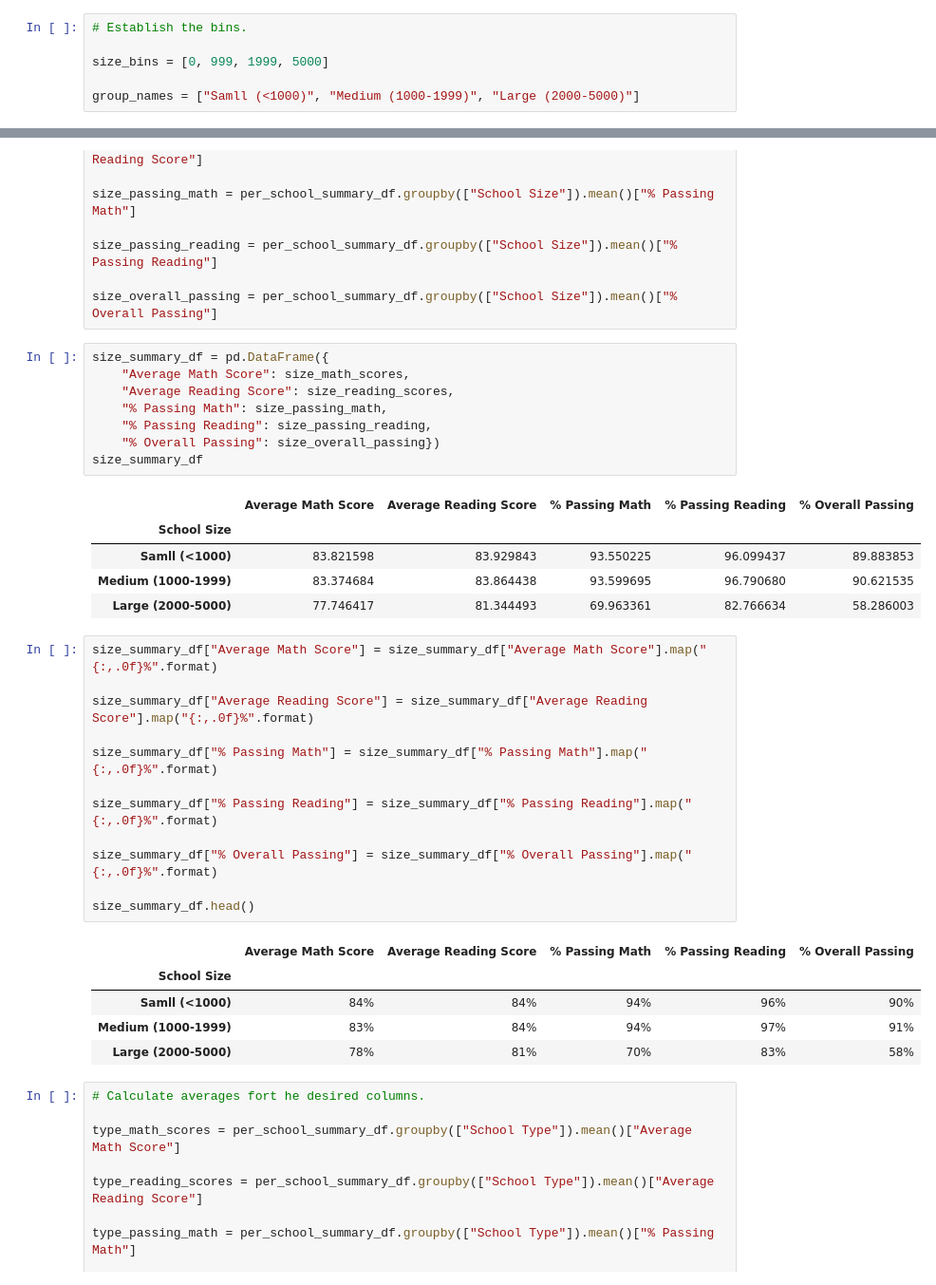
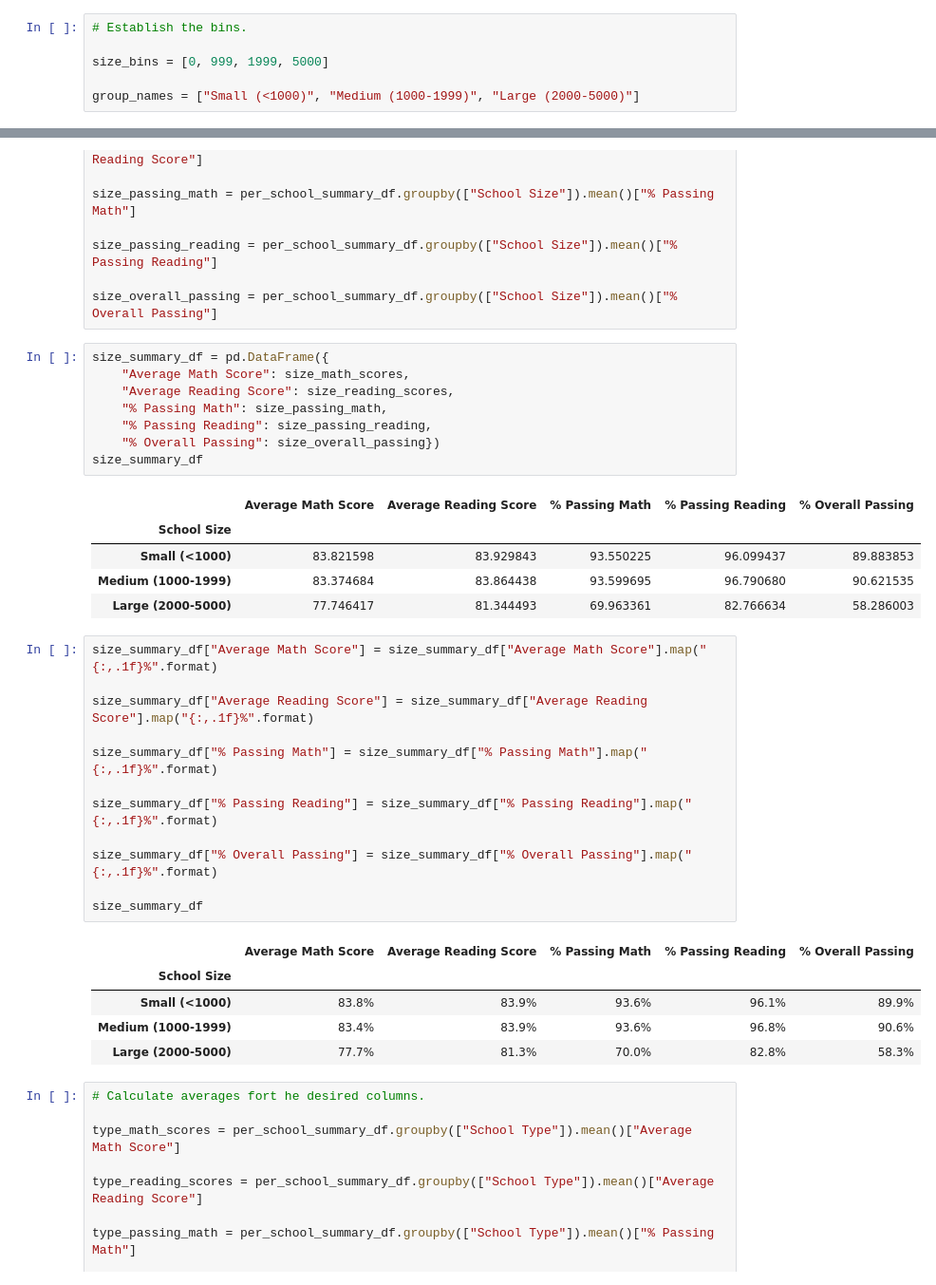
Before and after one commit to ClaudAMC/School_District_Analysis, a Jupyter notebook: PyCitySchools.ipynb, the cells around one changed output, grey strips where cells are left out. Shown: that part at 95% size. Saved outputs shown, nothing was run; the diff lists cells and outputs as text.

```diff
--- a/PyCitySchools.ipynb
+++ b/PyCitySchools.ipynb
@@ -1179,7 +1201,7 @@ Name: size, dtype: int64
 
 size_bins = [0, 999, 1999, 5000]
 
-group_names = ["Samll (<1000)", "Medium (1000-1999)", "Large (2000-5000)"]
+group_names = ["Small (<1000)", "Medium (1000-1999)", "Large (2000-5000)"]
 # %%
 # Categorize spending based on the bins.
 
@@ -1216,27 +1238,27 @@ size_summary_df
 # %% [output]
 |  | Average Math Score | Average Reading Score | % Passing Math | % Passing Reading | % Overall Passing |
 | School Size |  |  |  |  |  |
-| Samll (<1000) | 83.821598 | 83.929843 | 93.550225 | 96.099437 | 89.883853 |
+| Small (<1000) | 83.821598 | 83.929843 | 93.550225 | 96.099437 | 89.883853 |
 | Medium (1000-1999) | 83.374684 | 83.864438 | 93.599695 | 96.790680 | 90.621535 |
 | Large (2000-5000) | 77.746417 | 81.344493 | 69.963361 | 82.766634 | 58.286003 |
 # %%
-size_summary_df["Average Math Score"] = size_summary_df["Average Math Score"].map("{:,.0f}%".format)
+size_summary_df["Average Math Score"] = size_summary_df["Average Math Score"].map("{:,.1f}%".format)
 
-size_summary_df["Average Reading Score"] = size_summary_df["Average Reading Score"].map("{:,.0f}%".format)
+size_summary_df["Average Reading Score"] = size_summary_df["Average Reading Score"].map("{:,.1f}%".format)
 
-size_summary_df["% Passing Math"] = size_summary_df["% Passing Math"].map("{:,.0f}%".format)
+size_summary_df["% Passing Math"] = size_summary_df["% Passing Math"].map("{:,.1f}%".format)
 
-size_summary_df["% Passing Reading"] = size_summary_df["% Passing Reading"].map("{:,.0f}%".format)
+size_summary_df["% Passing Reading"] = size_summary_df["% Passing Reading"].map("{:,.1f}%".format)
 
-size_summary_df["% Overall Passing"] = size_summary_df["% Overall Passing"].map("{:,.0f}%".format)
+size_summary_df["% Overall Passing"] = size_summary_df["% Overall Passing"].map("{:,.1f}%".format)
 
-size_summary_df.head()
+size_summary_df
 # %% [output]
 |  | Average Math Score | Average Reading Score | % Passing Math | % Passing Reading | % Overall Passing |
 | School Size |  |  |  |  |  |
-| Samll (<1000) | 84% | 84% | 94% | 96% | 90% |
-| Medium (1000-1999) | 83% | 84% | 94% | 97% | 91% |
-| Large (2000-5000) | 78% | 81% | 70% | 83% | 58% |
+| Small (<1000) | 83.8% | 83.9% | 93.6% | 96.1% | 89.9% |
+| Medium (1000-1999) | 83.4% | 83.9% | 93.6% | 96.8% | 90.6% |
+| Large (2000-5000) | 77.7% | 81.3% | 70.0% | 82.8% | 58.3% |
 # %%
 # Calculate averages fort he desired columns.
 
```
Also changed, not shown: parts of 7 cells of this notebook, 13 other files.
